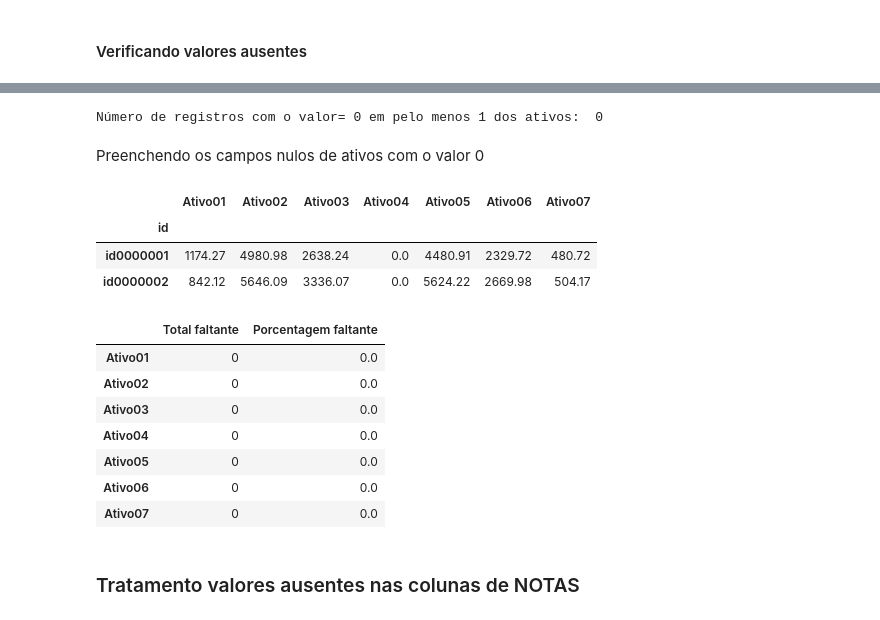
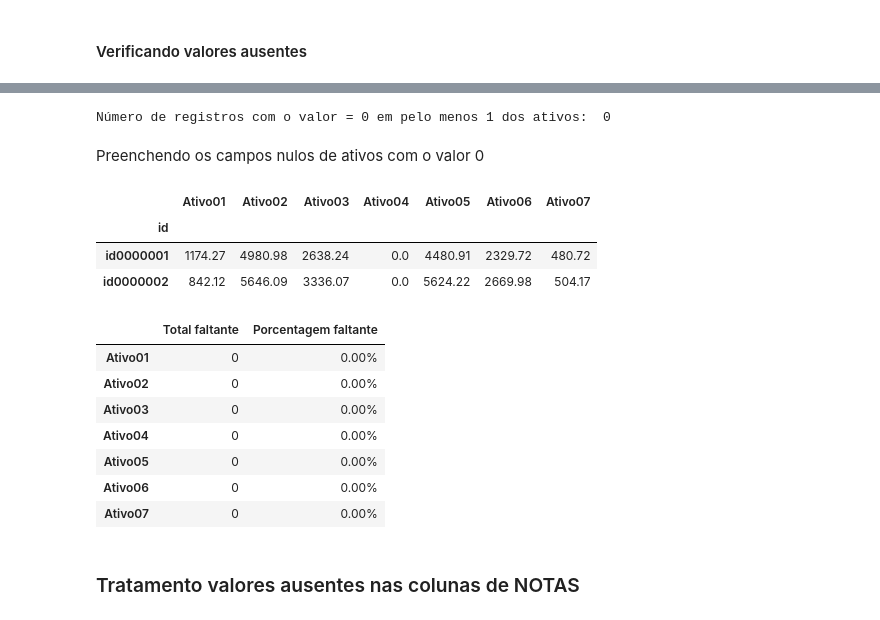
Before and after one commit to KelvinPichinini/lm-data-modulo2-projeto-final, a Jupyter notebook: Proj_1_pandas_notebook.ipynb, the cells around one changed output, grey strips where cells are left out. Cells and saved outputs as stored; diff of their text form; code cells hidden in the pictures.

```diff
--- a/Proj_1_pandas_notebook.ipynb
+++ b/Proj_1_pandas_notebook.ipynb
@@ -220,6 +221,7 @@ A partir das análises abaixo é possível concluir que nenhuma das colunas de a
 # %%
-print('Número de registros com o valor= 0 em pelo menos 1 dos ativos: ',
-    dfunidos[(dfunidos['Ativo01'] == 0) |
+print('Número de registros com o valor = 0 em pelo menos 1 dos ativos: ',
+    dfunidos[
+    (dfunidos['Ativo01'] == 0) |
     (dfunidos['Ativo02'] == 0) |
     (dfunidos['Ativo03'] == 0) |
     (dfunidos['Ativo04'] == 0) |
@@ -228,30 +230,30 @@ print('Número de registros com o valor= 0 em pelo menos 1 dos ativos: ',
     (dfunidos['Ativo07'] == 0)
 ].shape[0])
 # %% [output]
-Número de registros com o valor= 0 em pelo menos 1 dos ativos:  0
+Número de registros com o valor = 0 em pelo menos 1 dos ativos:  0
 # %% [markdown]
 Preenchendo os campos nulos de ativos com o valor 0
 # %%
 dfunidos.loc[:,'Ativo01':'Ativo07'] = dfunidos.loc[:,'Ativo01':'Ativo07'].fillna(value=0)
 display(dfunidos.loc[:,'Ativo01':'Ativo07'].head(2))
 data = { 'Total faltante':dfunidos.isnull().sum(),
-'Porcentagem faltante':dfunidos.isnull().mean().round(4).mul(100)
+'Porcentagem faltante':dfunidos.isnull().mean().round(4).mul(100).apply(lambda numero: f'{numero:.2f}%')
 }
 newdf = pd.DataFrame(data)
 display(newdf.loc['Ativo01':'Ativo07'])
 # %% [output]
 |  | Ativo01 | Ativo02 | Ativo03 | Ativo04 | Ativo05 | Ativo06 | Ativo07 |
 | id |  |  |  |  |  |  |  |
 | id0000001 | 1174.27 | 4980.98 | 2638.24 | 0.0 | 4480.91 | 2329.72 | 480.72 |
 | id0000002 | 842.12 | 5646.09 | 3336.07 | 0.0 | 5624.22 | 2669.98 | 504.17 |
 |  | Total faltante | Porcentagem faltante |
-| Ativo01 | 0 | 0.0 |
-| Ativo02 | 0 | 0.0 |
-| Ativo03 | 0 | 0.0 |
-| Ativo04 | 0 | 0.0 |
-| Ativo05 | 0 | 0.0 |
-| Ativo06 | 0 | 0.0 |
-| Ativo07 | 0 | 0.0 |
+| Ativo01 | 0 | 0.00% |
+| Ativo02 | 0 | 0.00% |
+| Ativo03 | 0 | 0.00% |
+| Ativo04 | 0 | 0.00% |
+| Ativo05 | 0 | 0.00% |
+| Ativo06 | 0 | 0.00% |
+| Ativo07 | 0 | 0.00% |
 # %% [markdown]
 ### Tratamento valores ausentes nas colunas de NOTAS
 # %%
```
Also changed, not shown: parts of 10 cells of this notebook.
